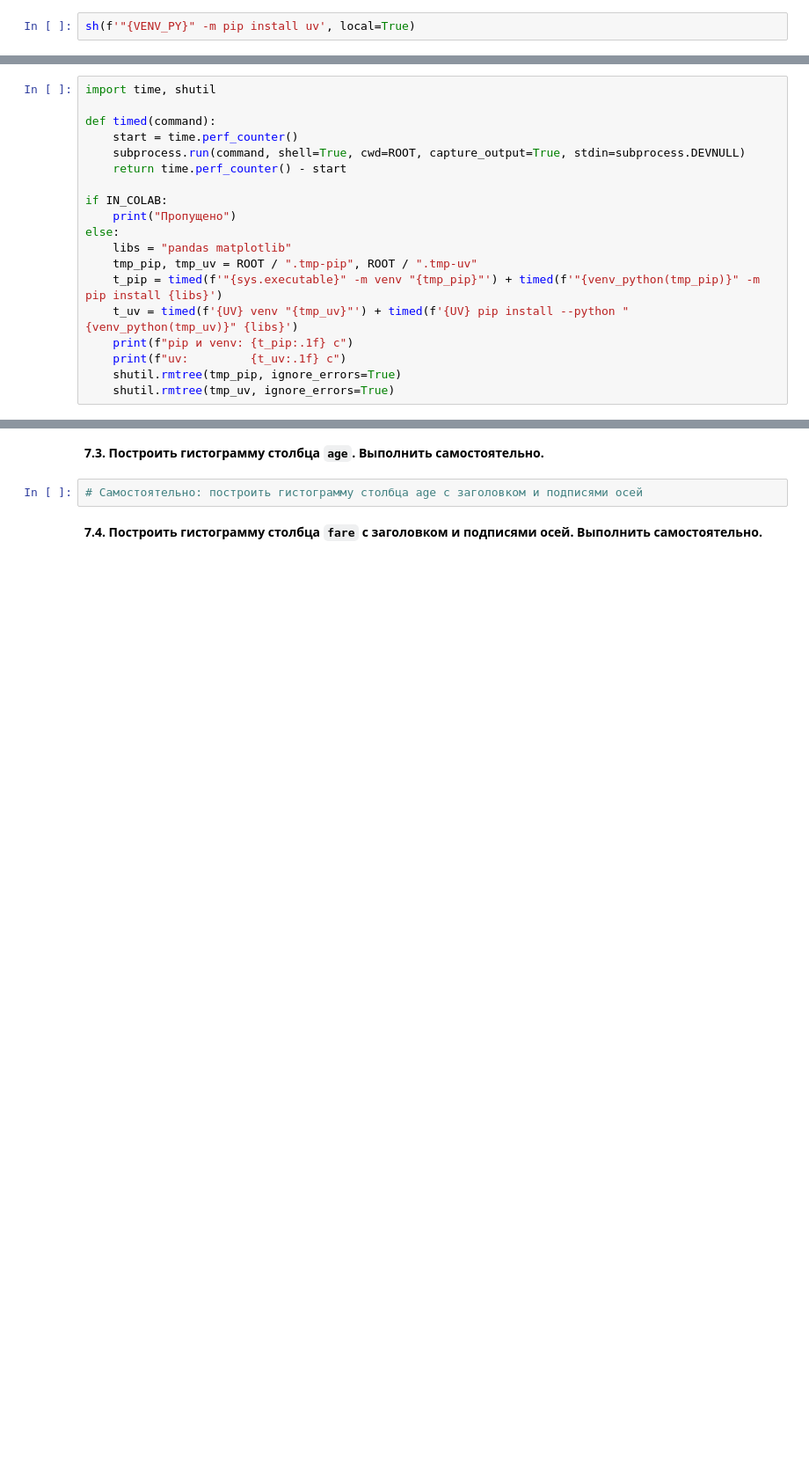
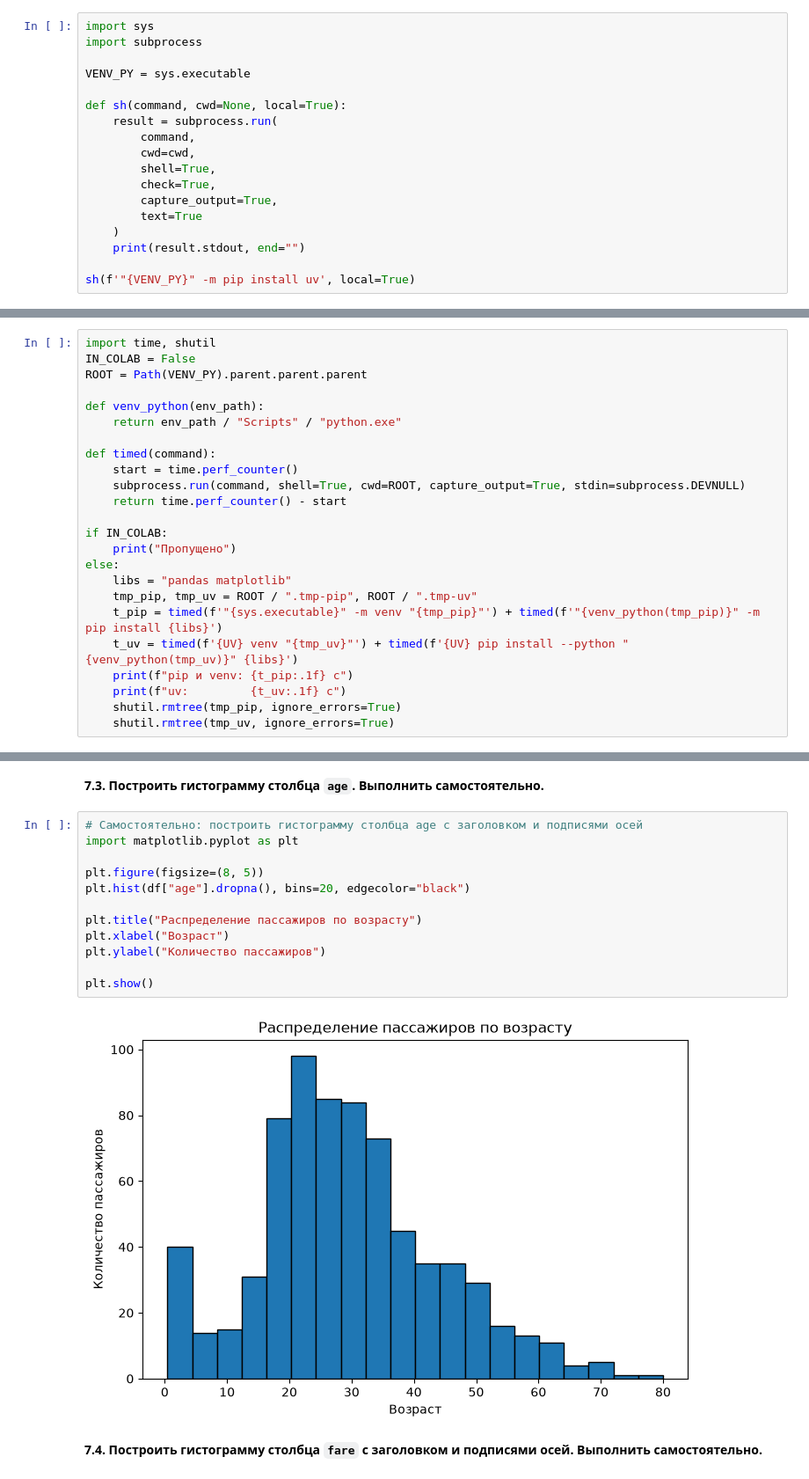
Before and after one commit to katesemenets000/data-analysis, a Jupyter notebook: lab1/notebooks/lab1.ipynb, the cells around one changed output, grey strips where cells are left out. Shown at 88% size. Cells and saved outputs as stored; diff of their text form; blank space fills up the shorter version.

```diff
--- a/lab1/notebooks/lab1.ipynb
+++ b/lab1/notebooks/lab1.ipynb
@@ -454,4 +605,20 @@ uv решает те же задачи, что venv и pip, но выполня
 # %% [markdown]
 **6.1. Установить uv в окружение проекта. Это необходимо, так как uv не входит в поставку Python.**
 # %%
+import sys
+import subprocess
+
+VENV_PY = sys.executable
+
+def sh(command, cwd=None, local=True):
+    result = subprocess.run(
+        command,
+        cwd=cwd,
+        shell=True,
+        check=True,
+        capture_output=True,
+        text=True
+    )
+    print(result.stdout, end="")
+
 sh(f'"{VENV_PY}" -m pip install uv', local=True)
@@ -493,6 +707,11 @@ sh(f'{UV} pip list --python "{UVENV_PY}"', local=True)
 **6.7. Измерить время создания окружения и установки библиотек pip и uv во временных папках. Сравнить результаты.**
 # %%
 import time, shutil
+IN_COLAB = False
+ROOT = Path(VENV_PY).parent.parent.parent
+
+def venv_python(env_path):
+    return env_path / "Scripts" / "python.exe"
 
 def timed(command):
     start = time.perf_counter()
@@ -550,6 +784,18 @@ print()
 **7.3. Построить гистограмму столбца `age`. Выполнить самостоятельно.**
 # %%
 # Самостоятельно: построить гистограмму столбца age с заголовком и подписями осей
+import matplotlib.pyplot as plt
+
+plt.figure(figsize=(8, 5))
+plt.hist(df["age"].dropna(), bins=20, edgecolor="black")
+
+plt.title("Распределение пассажиров по возрасту")
+plt.xlabel("Возраст")
+plt.ylabel("Количество пассажиров")
+
+plt.show()
+# %% [output]
+[figure, added]
 # %% [markdown]
 **7.4. Построить гистограмму столбца `fare` с заголовком и подписями осей. Выполнить самостоятельно.**
 # %%
```
Also changed, not shown: parts of 60 cells of this notebook, 1 other file.
